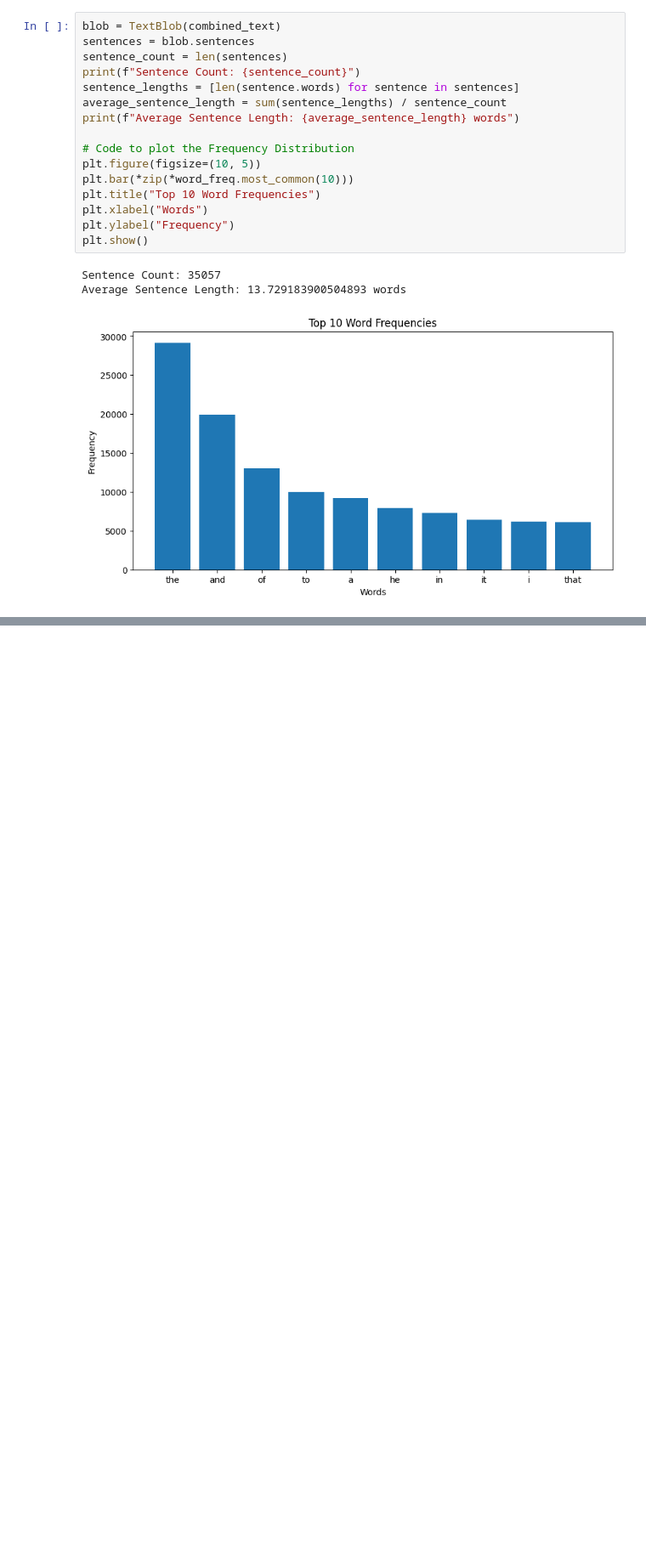
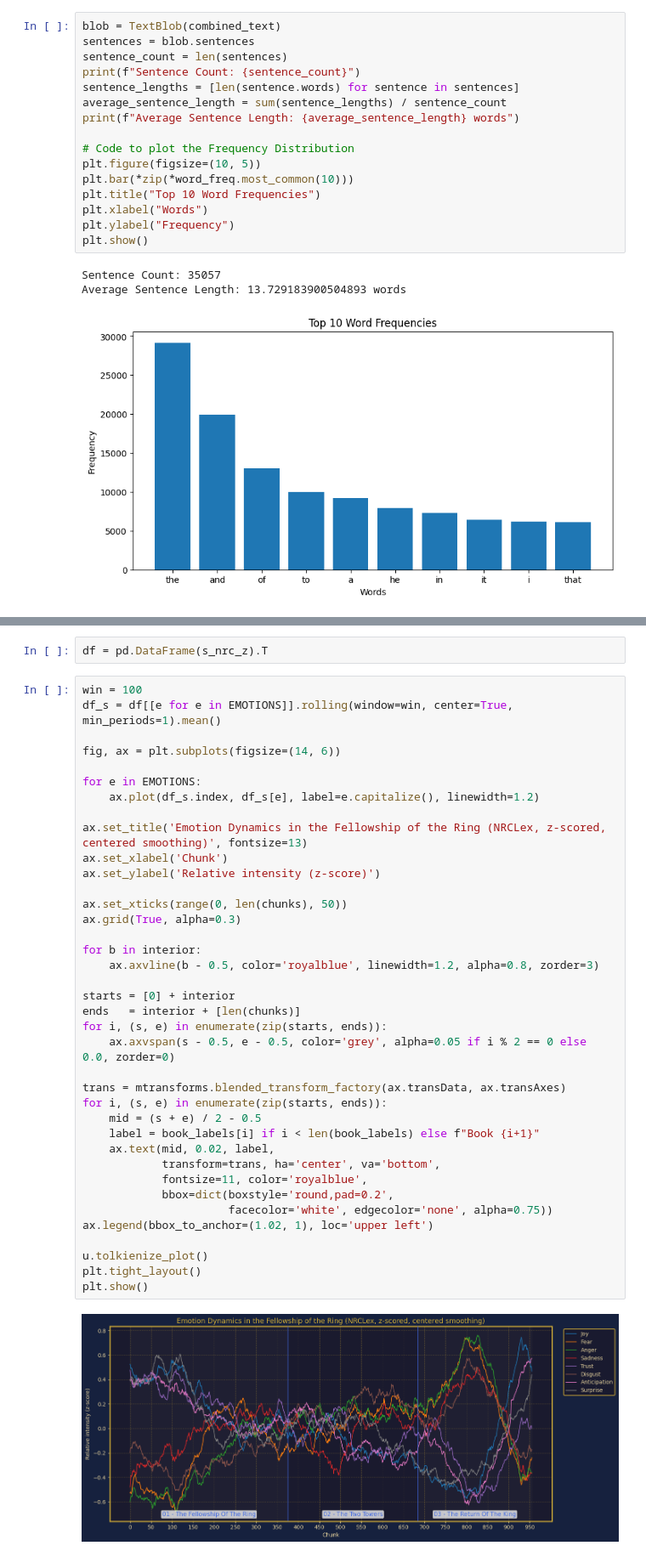
Before and after one commit to LaraN01/CAS_NLP, a Jupyter notebook: Projects/Corpus_task.ipynb, the cells around one changed output, grey strips where cells are left out. Shown at 85% size. Saved outputs shown, nothing was run; the diff lists cells and outputs as text; blank space fills up the shorter version.

```diff
--- a/Projects/Corpus_task.ipynb
+++ b/Projects/Corpus_task.ipynb
@@ -1130,0 +1327,42 @@ plt.show()
+# %%
+df = pd.DataFrame(s_nrc_z).T
+# %%
+win = 100
+df_s = df[[e for e in EMOTIONS]].rolling(window=win, center=True, min_periods=1).mean()
+
+fig, ax = plt.subplots(figsize=(14, 6))
+
+for e in EMOTIONS:
+    ax.plot(df_s.index, df_s[e], label=e.capitalize(), linewidth=1.2)
+
+ax.set_title('Emotion Dynamics in the Fellowship of the Ring (NRCLex, z-scored, centered smoothing)', fontsize=13)
+ax.set_xlabel('Chunk')
+ax.set_ylabel('Relative intensity (z-score)')
+
+ax.set_xticks(range(0, len(chunks), 50))
+ax.grid(True, alpha=0.3)
+
+for b in interior:
+    ax.axvline(b - 0.5, color='royalblue', linewidth=1.2, alpha=0.8, zorder=3)
+
+starts = [0] + interior
+ends   = interior + [len(chunks)]
+for i, (s, e) in enumerate(zip(starts, ends)):
+    ax.axvspan(s - 0.5, e - 0.5, color='grey', alpha=0.05 if i % 2 == 0 else 0.0, zorder=0)
+
+trans = mtransforms.blended_transform_factory(ax.transData, ax.transAxes)
+for i, (s, e) in enumerate(zip(starts, ends)):
+    mid = (s + e) / 2 - 0.5
+    label = book_labels[i] if i < len(book_labels) else f"Book {i+1}"
+    ax.text(mid, 0.02, label,
+            transform=trans, ha='center', va='bottom',
+            fontsize=11, color='royalblue',
+            bbox=dict(boxstyle='round,pad=0.2',
+                      facecolor='white', edgecolor='none', alpha=0.75))
+ax.legend(bbox_to_anchor=(1.02, 1), loc='upper left')
+
+u.tolkienize_plot()
+plt.tight_layout()
+plt.show()
+# %% [output]
+[figure, added]
```
Also changed, not shown: parts of 43 cells of this notebook.
